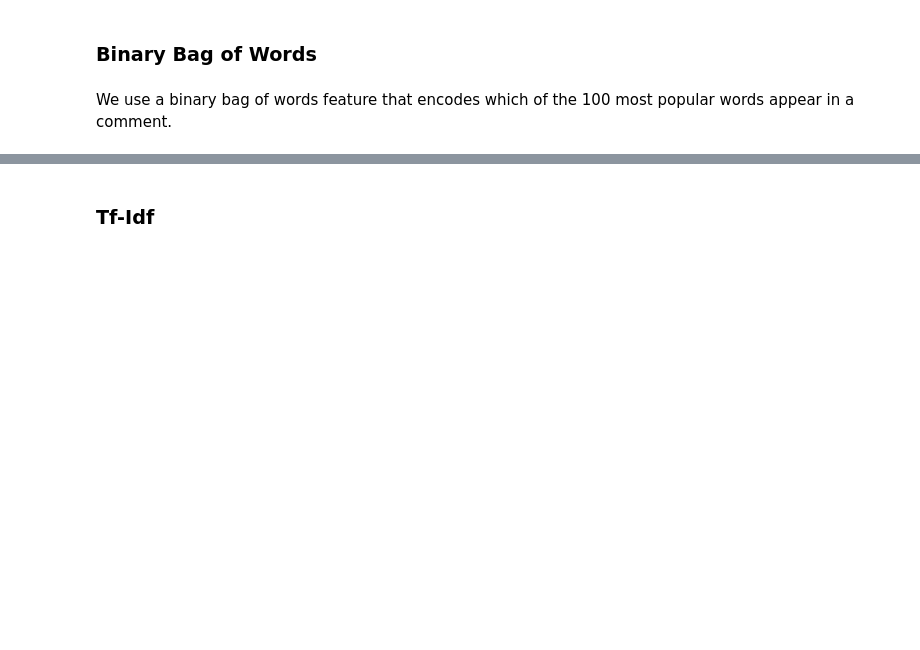
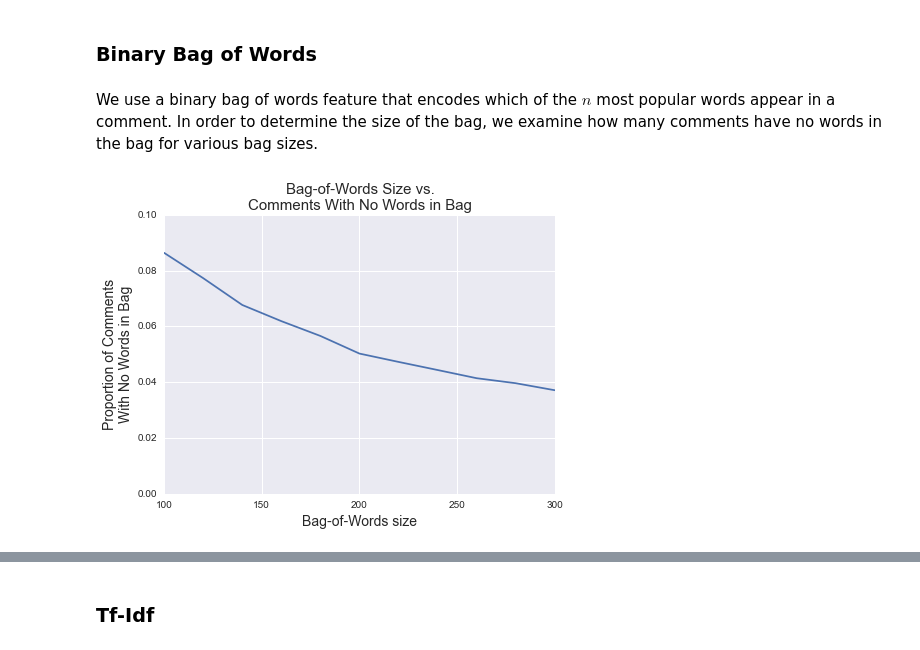
Before and after one commit to CS109-comment/NYTimes-Comment-Popularity-Prediction, a Jupyter notebook: AJ going through notebook to make final edits.ipynb, the cells around one changed output, grey strips where cells are left out. Saved outputs shown, nothing was run; the diff lists cells and outputs as text; code cells hidden in the pictures; blank space fills up the shorter version.

```diff
--- a/AJ going through notebook to make final edits.ipynb
+++ b/AJ going through notebook to make final edits.ipynb
@@ -555,4 +560,4 @@ The features are not strongly correlated, which is good.
 # %% [markdown]
 ### Binary Bag of Words
 # %% [markdown]
-We use a binary bag of words feature that encodes which of the 100 most popular words appear in a comment.
+We use a binary bag of words feature that encodes which of the $n$ most popular words appear in a comment. In order to determine the size of the bag, we examine how many comments have no words in the bag for various bag sizes.
@@ -558,0 +584,14 @@ We use a binary bag of words feature that encodes which of the 100 most popular
+# %%
+fig,ax = plt.subplots(nrows=1, ncols=1, figsize=(7,5))
+# plt.scatter(not_picks.commentWordCount,not_picks.recommendationCount, c = 'r',label = "Not a NYT Pick")
+# plt.scatter(picks.commentWordCount,picks.recommendationCount, c = 'g',label = "NYT Pick")
+
+plt.xlim(100, 300)
+plt.ylim(0, 0.1)
+plt.title("Bag-of-Words Size vs.\nComments With No Words in Bag", fontsize=15)
+plt.ylabel("Proportion of Comments\nWith No Words in Bag", fontsize=14)
+plt.xlabel("Bag-of-Words size", fontsize=14)
+
+plt.plot(np.arange(100, 301, 20), word_in_bag_percent);
+# %% [output]
+[figure, added]
```
Also changed, not shown: parts of 74 cells of this notebook.
